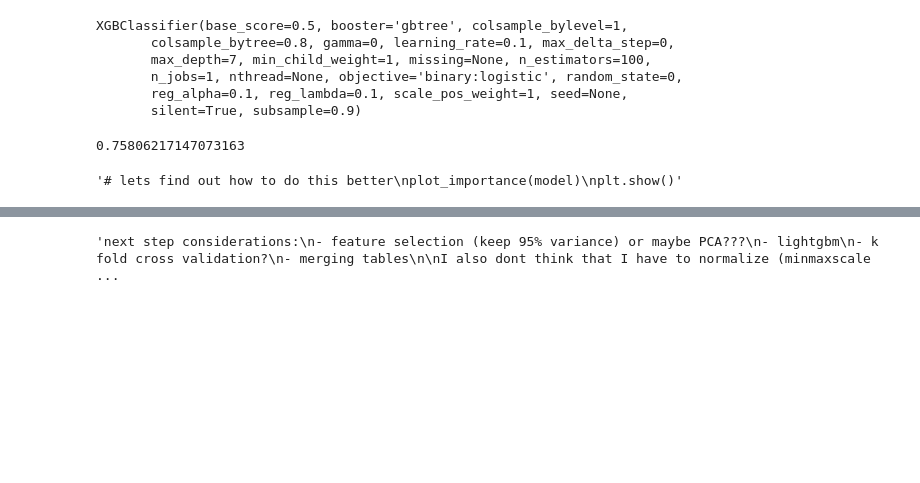
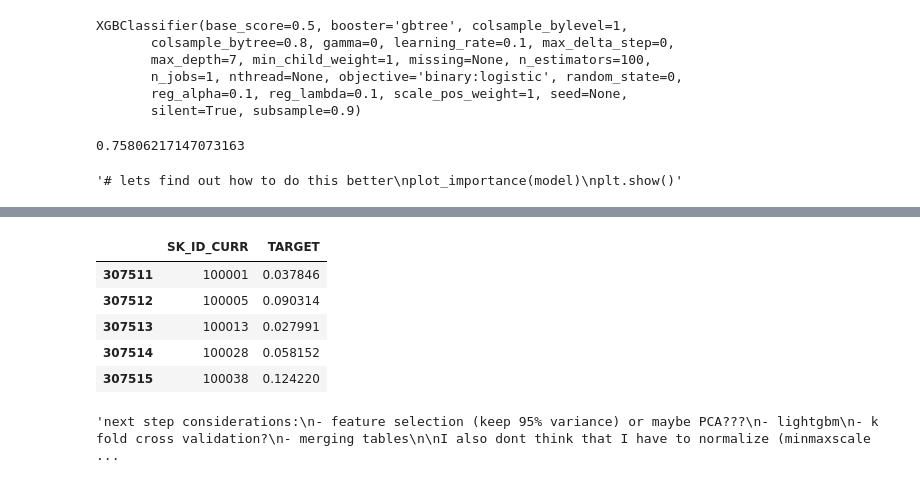
Before and after one commit to Edwardp17/home_credit, a Jupyter notebook: kaggle_home_credit.ipynb, the cells around one changed output, grey strips where cells are left out. Drawn from its saved outputs; the diff is of its cells as text; code cells hidden in the pictures; blank space fills up the shorter version.

```diff
--- a/kaggle_home_credit.ipynb
+++ b/kaggle_home_credit.ipynb
@@ -315,9 +326,17 @@ plt.show()'''
 # %%
 test_preds = model.predict_proba(test)
 pred_df = pd.DataFrame()
 pred_df['SK_ID_CURR'] = test['SK_ID_CURR']
 pred_df['TARGET'] = test_preds[:,1]
-pred_df.to_csv('xgb_basline.csv', index=False)
+pred_df.to_csv('xgb_baseline.csv', index=False)
+pred_df.head()
+# %% [output]
+|  | SK_ID_CURR | TARGET |
+| 307511 | 100001 | 0.037846 |
+| 307512 | 100005 | 0.090314 |
+| 307513 | 100013 | 0.027991 |
+| 307514 | 100028 | 0.058152 |
+| 307515 | 100038 | 0.124220 |
 # %%
 '''next step considerations:
 - feature selection (keep 95% variance) or maybe PCA???
```
Also changed, not shown: parts of 1 cell of this notebook, 2 other files.
